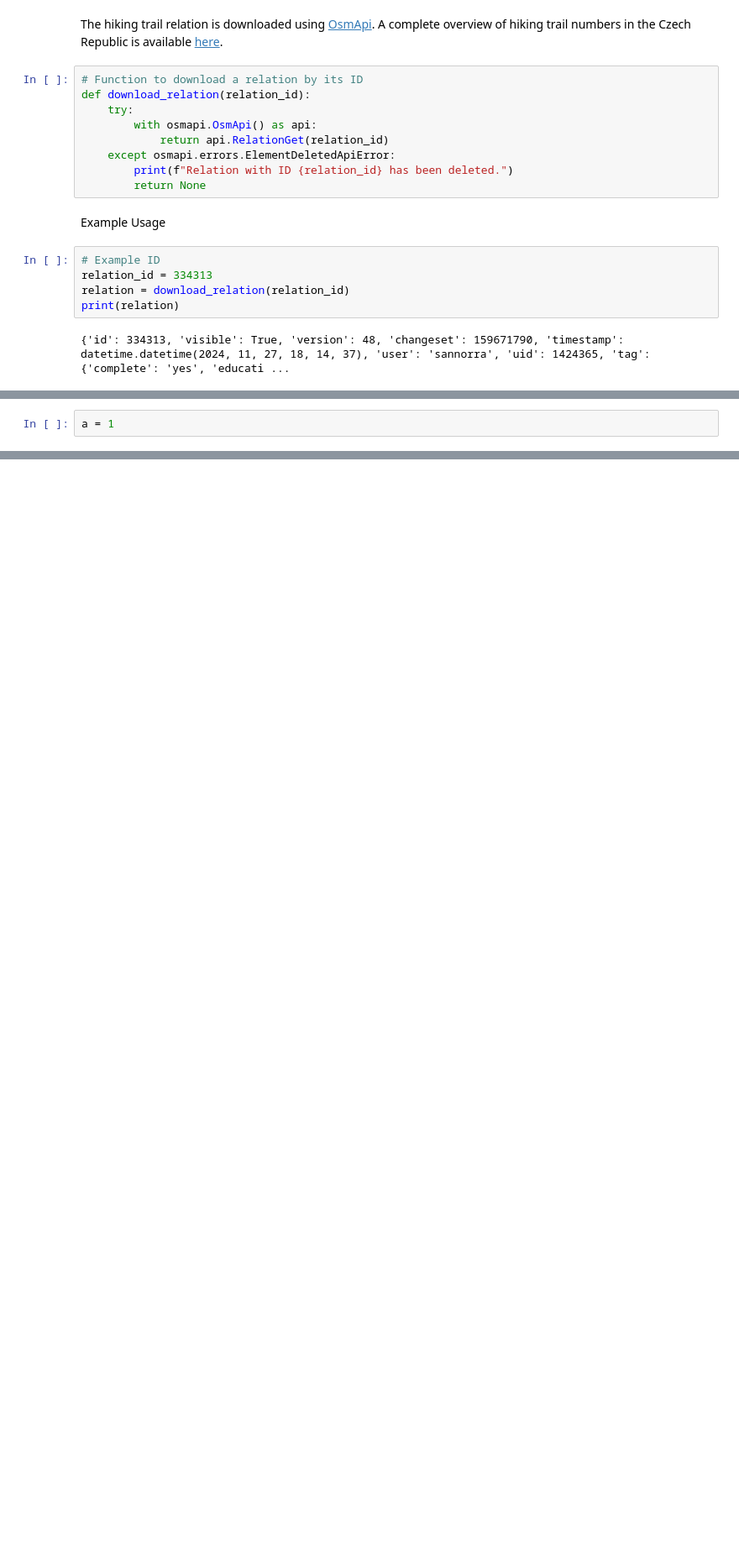
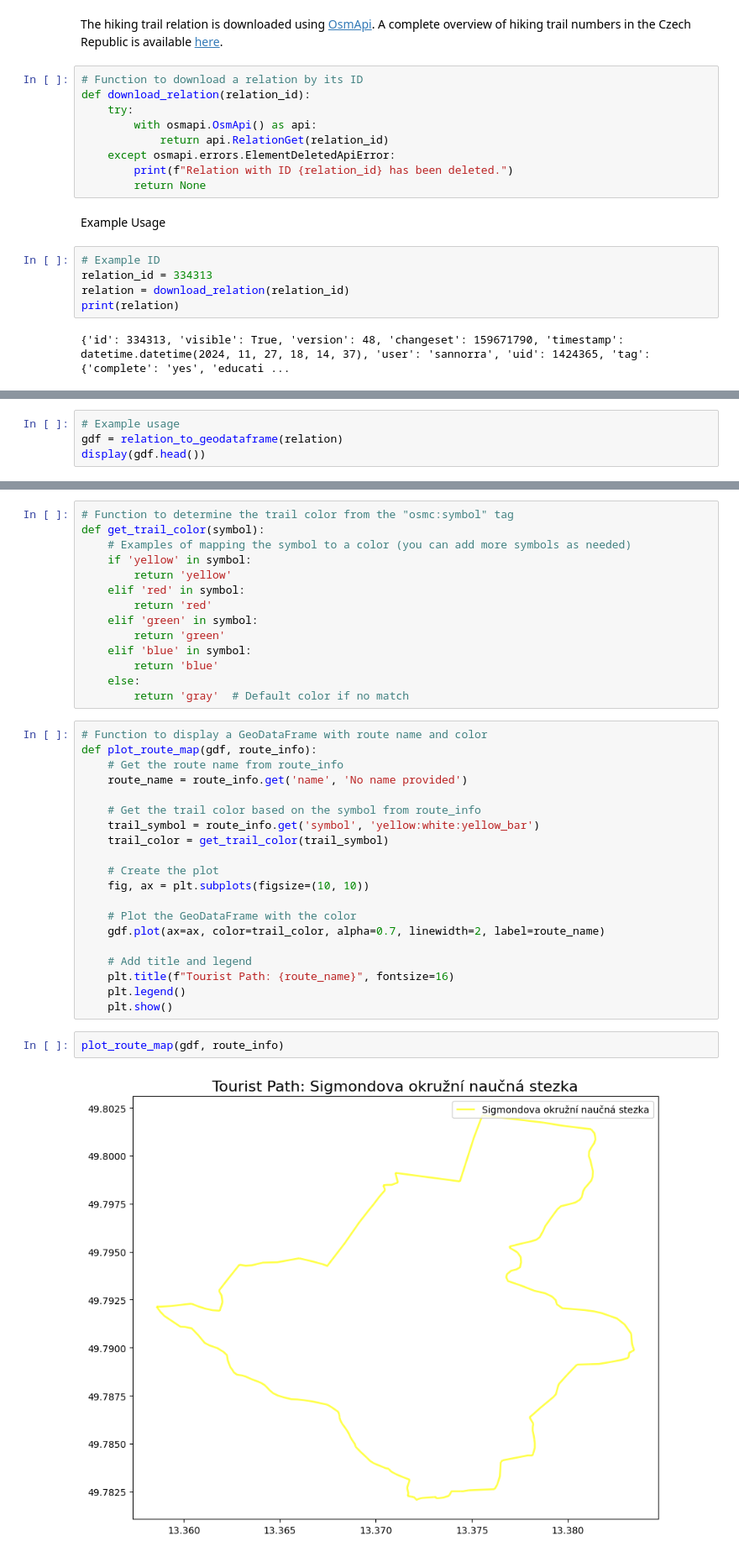
Before and after one commit to kovarmi9/UZPR_elevation_profile_analysis, a Jupyter notebook: elevation_profile_analysis.ipynb, the cells around one changed output, grey strips where cells are left out. Shown at 84% size. Saved outputs shown, nothing was run; the diff lists cells and outputs as text; blank space fills up the shorter version.

Commit message:
Added plot of tiristic path

```diff
--- a/elevation_profile_analysis.ipynb
+++ b/elevation_profile_analysis.ipynb
@@ -106,2 +59,0 @@ if relation:
-# %%
-a = 1
@@ -111,0 +136,4 @@ hello world
+# %%
+# Example usage
+gdf = relation_to_geodataframe(relation)
+display(gdf.head())
@@ -111,0 +147,38 @@ hello world
+# %%
+# Function to determine the trail color from the "osmc:symbol" tag
+def get_trail_color(symbol):
+    # Examples of mapping the symbol to a color (you can add more symbols as needed)
+    if 'yellow' in symbol:
+        return 'yellow'
+    elif 'red' in symbol:
+        return 'red'
+    elif 'green' in symbol:
+        return 'green'
+    elif 'blue' in symbol:
+        return 'blue'
+    else:
+        return 'gray'  # Default color if no match
+# %%
+# Function to display a GeoDataFrame with route name and color
+def plot_route_map(gdf, route_info):
+    # Get the route name from route_info
+    route_name = route_info.get('name', 'No name provided')
+
+    # Get the trail color based on the symbol from route_info
+    trail_symbol = route_info.get('symbol', 'yellow:white:yellow_bar')
+    trail_color = get_trail_color(trail_symbol)
+
+    # Create the plot
+    fig, ax = plt.subplots(figsize=(10, 10))
+
+    # Plot the GeoDataFrame with the color
+    gdf.plot(ax=ax, color=trail_color, alpha=0.7, linewidth=2, label=route_name)
+
+    # Add title and legend
+    plt.title(f"Tourist Path: {route_name}", fontsize=16)
+    plt.legend()
+    plt.show()
+# %%
+plot_route_map(gdf, route_info)
+# %% [output]
+[figure, added]
```
Also changed, not shown: parts of 10 cells of this notebook.
